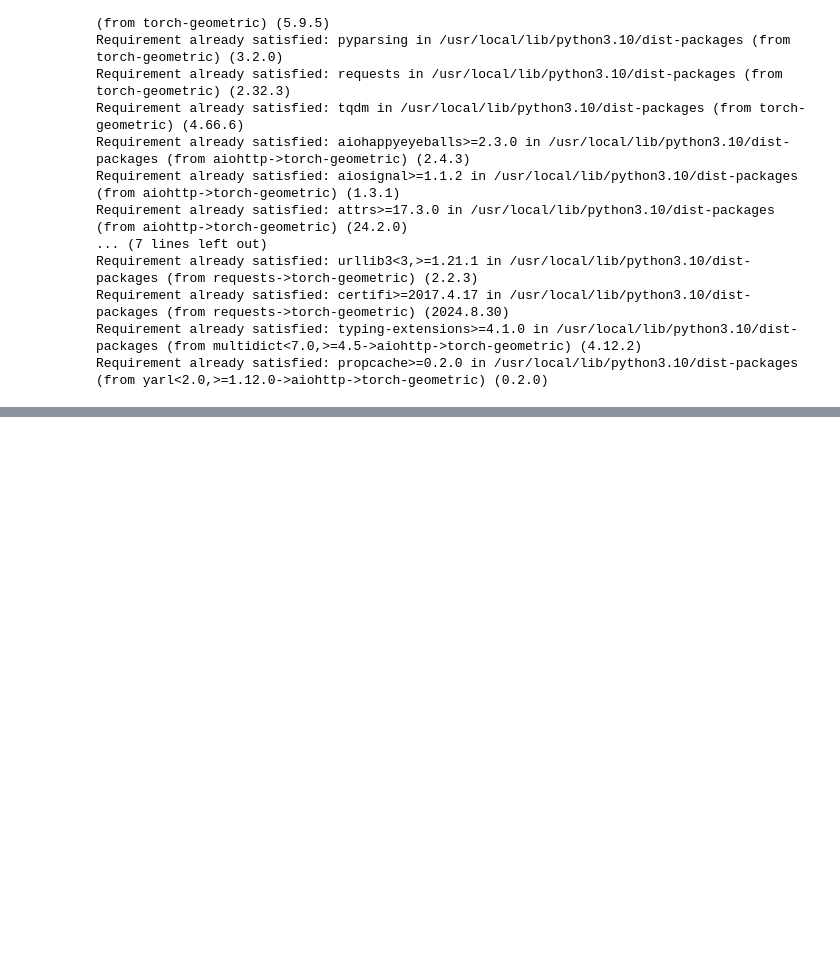
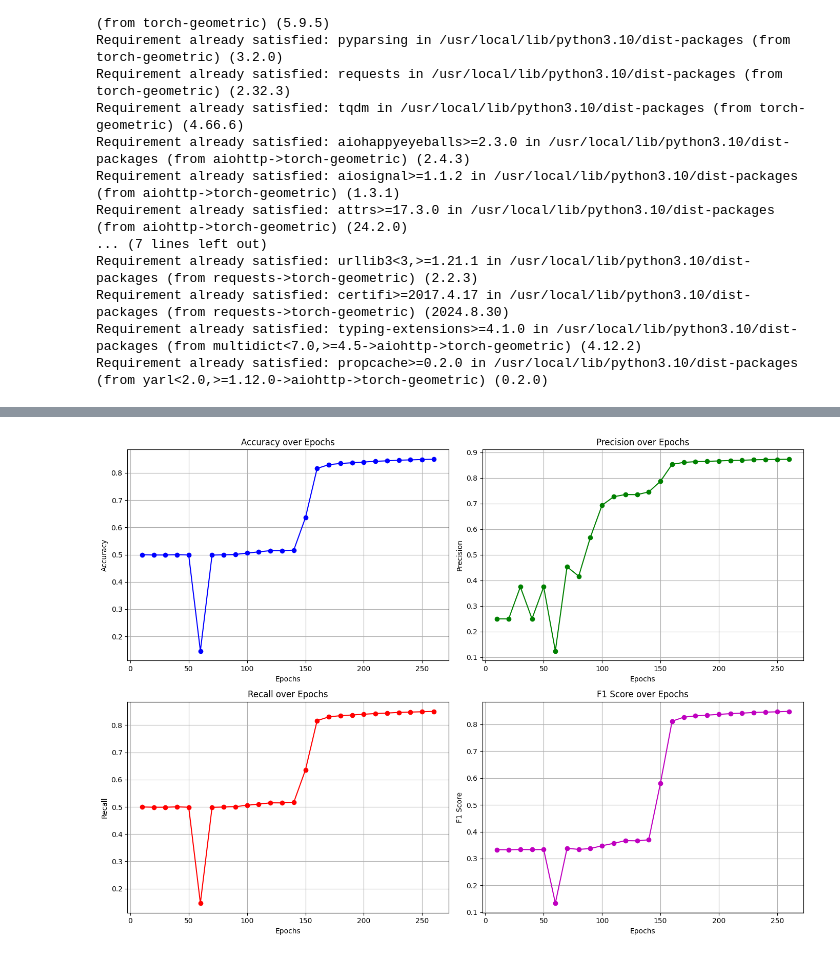
Before and after one commit to cybercat37794/Debias-Racial-Bias-Using-GNN, a Jupyter notebook: Debias_NLP_using_GNN_Seperate_Train_Test_Data_Encoded.ipynb, the cells around one changed output, grey strips where cells are left out. Saved outputs shown, nothing was run; the diff lists cells and outputs as text; code cells hidden in the pictures; blank space fills up the shorter version.

```diff
--- a/Debias_NLP_using_GNN_Seperate_Train_Test_Data_Encoded.ipynb
+++ b/Debias_NLP_using_GNN_Seperate_Train_Test_Data_Encoded.ipynb
@@ -194,0 +194,63 @@ Epoch 180, Loss: 0.4754, Accuracy: 0.8347, Precision: 0.8640, Recall: 0.8347, F1
+# %%
+import matplotlib.pyplot as plt
+
+# Data
+epochs = [10, 20, 30, 40, 50, 60, 70, 80, 90, 100,
+          110, 120, 130, 140, 150, 160, 170, 180,
+          190, 200, 210, 220, 230, 240, 250, 260]
+accuracy = [0.4997, 0.4988, 0.4988, 0.5000, 0.4988, 0.1468,
+            0.4985, 0.4994, 0.5009, 0.5059, 0.5103, 0.5149,
+            0.5147, 0.5167, 0.6357, 0.8165, 0.8303, 0.8347,
+            0.8373, 0.8400, 0.8426, 0.8444, 0.8467, 0.8479,
+            0.8491, 0.8505]
+precision = [0.2499, 0.2497, 0.3747, 0.2500, 0.3747, 0.1244,
+             0.4533, 0.4165, 0.5684, 0.6938, 0.7270, 0.7356,
+             0.7352, 0.7458, 0.7872, 0.8535, 0.8612, 0.8640,
+             0.8652, 0.8669, 0.8686, 0.8695, 0.8713, 0.8721,
+             0.8729, 0.8738]
+recall = [0.4997, 0.4988, 0.4988, 0.5000, 0.4988, 0.1468,
+          0.4985, 0.4994, 0.5009, 0.5059, 0.5103, 0.5149,
+          0.5147, 0.5167, 0.6357, 0.8165, 0.8303, 0.8347,
+          0.8373, 0.8400, 0.8426, 0.8444, 0.8467, 0.8479,
+          0.8491, 0.8505]
+f1_score = [0.3332, 0.3328, 0.3338, 0.3333, 0.3338, 0.1339,
+            0.3383, 0.3341, 0.3373, 0.3477, 0.3567, 0.3667,
+            0.3660, 0.3699, 0.5804, 0.8116, 0.8266, 0.8313,
+            0.8342, 0.8370, 0.8398, 0.8417, 0.8441, 0.8454,
+            0.8466, 0.8482]
+
+# Plotting
+plt.figure(figsize=(14, 10))
+
+plt.subplot(2, 2, 1)
+plt.plot(epochs, accuracy, marker='o', color='b')
+plt.xlabel('Epochs')
+plt.ylabel('Accuracy')
+plt.title('Accuracy over Epochs')
+plt.grid(True)
+
+plt.subplot(2, 2, 2)
+plt.plot(epochs, precision, marker='o', color='g')
+plt.xlabel('Epochs')
+plt.ylabel('Precision')
+plt.title('Precision over Epochs')
+plt.grid(True)
+
+plt.subplot(2, 2, 3)
+plt.plot(epochs, recall, marker='o', color='r')
+plt.xlabel('Epochs')
+plt.ylabel('Recall')
+plt.title('Recall over Epochs')
+plt.grid(True)
+
+plt.subplot(2, 2, 4)
+plt.plot(epochs, f1_score, marker='o', color='m')
+plt.xlabel('Epochs')
+plt.ylabel('F1 Score')
+plt.title('F1 Score over Epochs')
+plt.grid(True)
+
+plt.tight_layout()
+plt.show()
+# %% [output]
+[figure, added]
```
Also changed, not shown: parts of 1 cell of this notebook.
